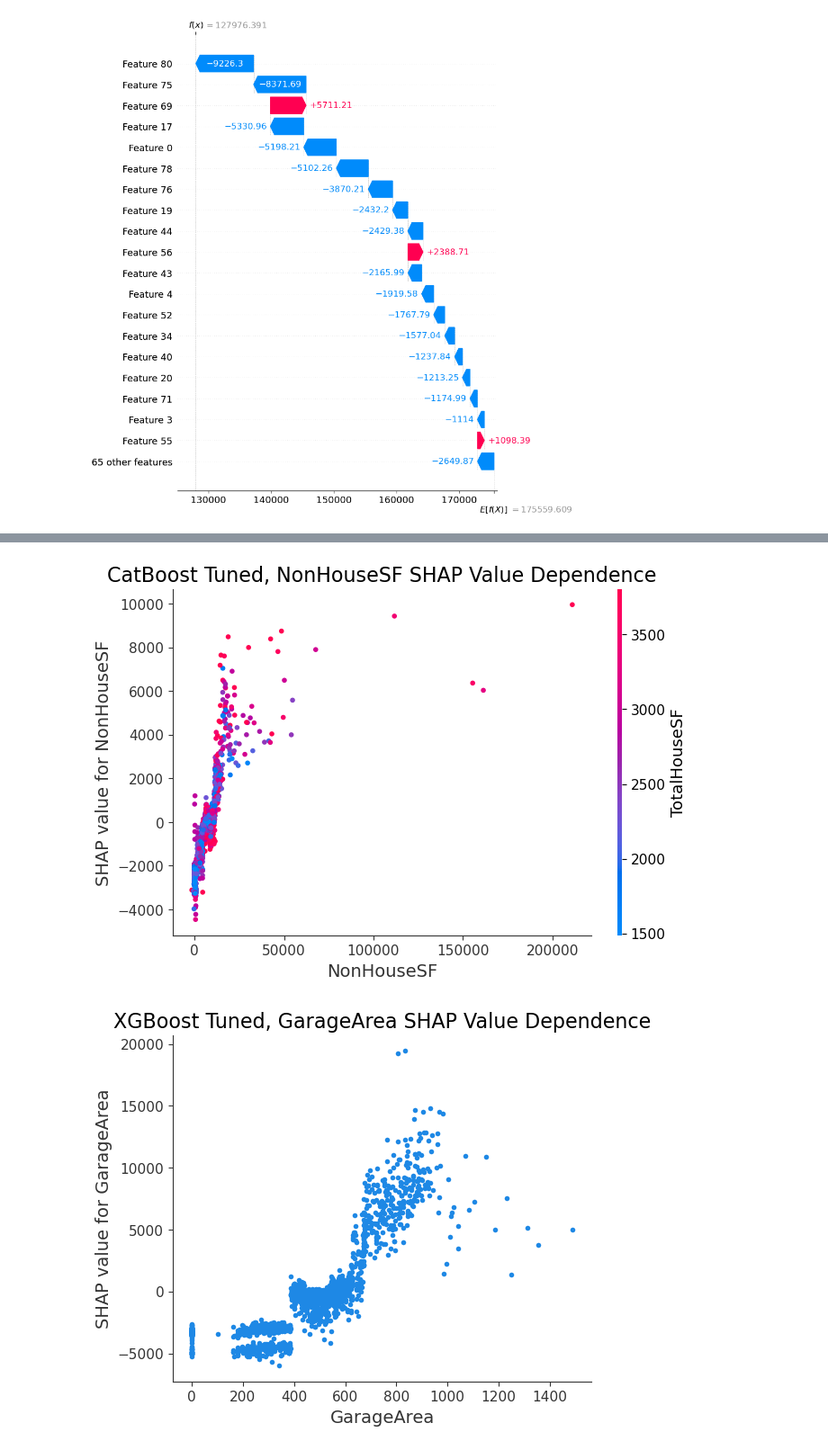
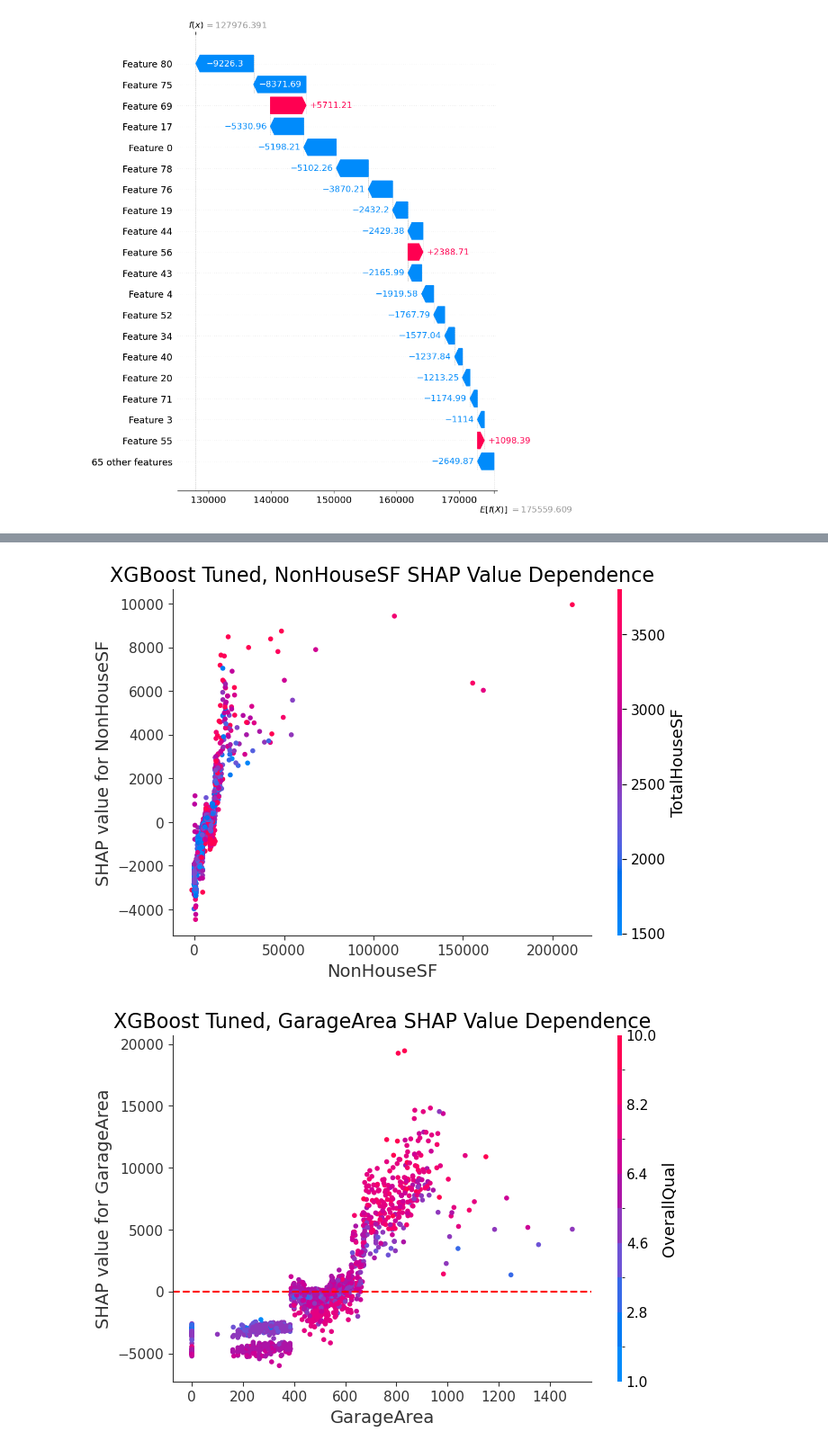
Before and after one commit to briangdrewes/machinelearning_Ames, a Jupyter notebook: visuals_and_tests/ordinalNormalCondition_XGBoostViz.ipynb, the cells around one changed output, grey strips where cells are left out. Shown at 90% size. Cells and saved outputs as stored; diff of their text form; code cells hidden in the pictures.

```diff
--- a/ordinalNormalCondition_XGBoostViz.ipynb
+++ b/visuals_and_tests/ordinalNormalCondition_XGBoostViz.ipynb
@@ -393,21 +451,22 @@ plt.show()
 #Shap Dependence Plot vs "Overall Qual"
 shap.dependence_plot("NonHouseSF", shap_values, X, interaction_index="TotalHouseSF", show=False)
 
-plt.title('CatBoost Tuned, NonHouseSF SHAP Value Dependence', fontsize=16)
+plt.title('XGBoost Tuned, NonHouseSF SHAP Value Dependence', fontsize=16)
 
 plt.ylabel('SHAP value for NonHouseSF', fontsize=14)
 plt.xlabel('NonHouseSF', fontsize=14);
 plt.show()
 # %% [output]
-[figure, old version]
+[figure, new version]
 # %%
 #Shap Dependence Plot vs "Overall Qual"
-shap.dependence_plot("GarageArea", shap_values, X, interaction_index=None, show=False)
+shap.dependence_plot("GarageArea", shap_values, X, interaction_index='OverallQual', show=False)
 
 plt.title('XGBoost Tuned, GarageArea SHAP Value Dependence', fontsize=16)
+plt.axhline(y=0, color='r', linestyle='--')
 
 plt.ylabel('SHAP value for GarageArea', fontsize=14)
 plt.xlabel('GarageArea', fontsize=14);
 plt.show()
 # %% [output]
-[figure, old version]
+[figure, new version]
```
Also changed, not shown: parts of 29 cells of this notebook, 3 other files.
